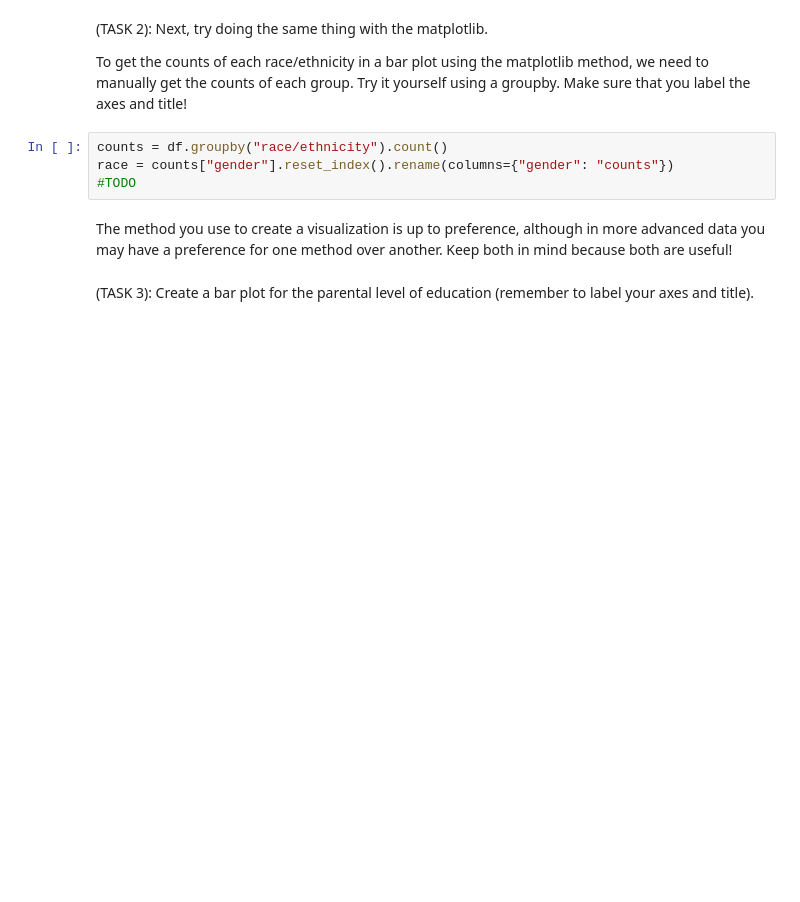
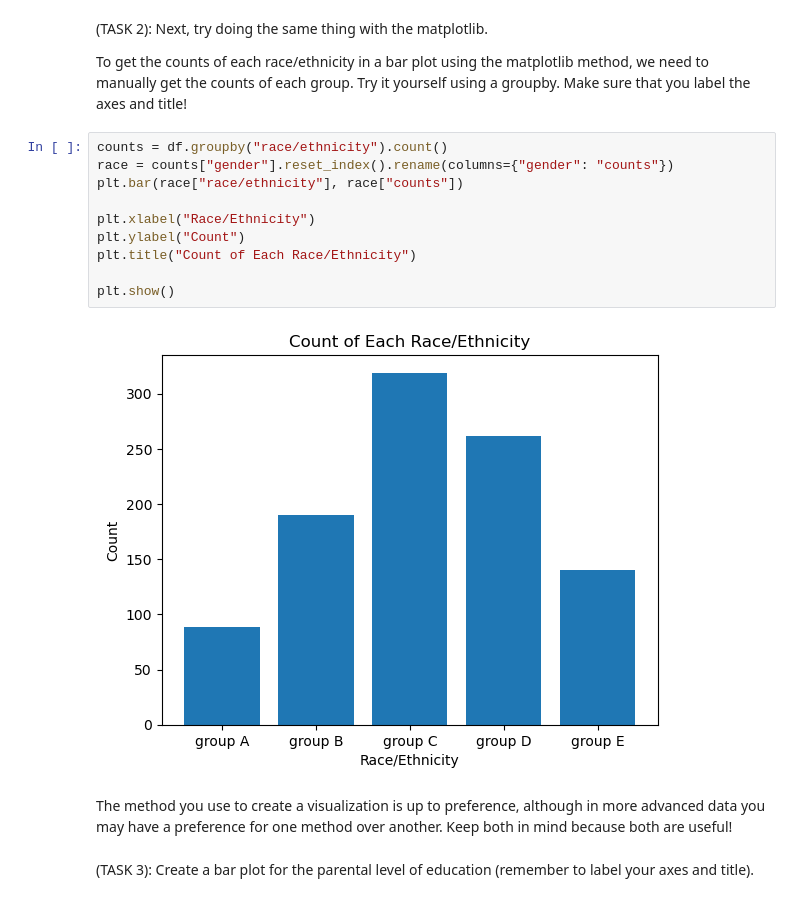
Before and after one commit to kyun33/JCP26Notebooks, a Jupyter notebook: Week_3_Visualizations copy.ipynb, the cells around one changed output. Drawn from its saved outputs; the diff is of its cells as text; blank space fills up the shorter version.

```diff
--- a/Week_3_Visualizations copy.ipynb
+++ b/Week_3_Visualizations copy.ipynb
@@ -33,7 +61,15 @@ To get the counts of each race/ethnicity in a bar plot using the matplotlib meth
 # %%
 counts = df.groupby("race/ethnicity").count()
 race = counts["gender"].reset_index().rename(columns={"gender": "counts"})
-#TODO
+plt.bar(race["race/ethnicity"], race["counts"])
+
+plt.xlabel("Race/Ethnicity")
+plt.ylabel("Count")
+plt.title("Count of Each Race/Ethnicity")
+
+plt.show()
+# %% [output]
+[figure, added]
 # %% [markdown]
 The method you use to create a visualization is up to preference, although in more advanced data you may have a preference for one method over another. Keep both in mind because both are useful!
 # %% [markdown]
```
Also changed, not shown: parts of 27 cells of this notebook.
